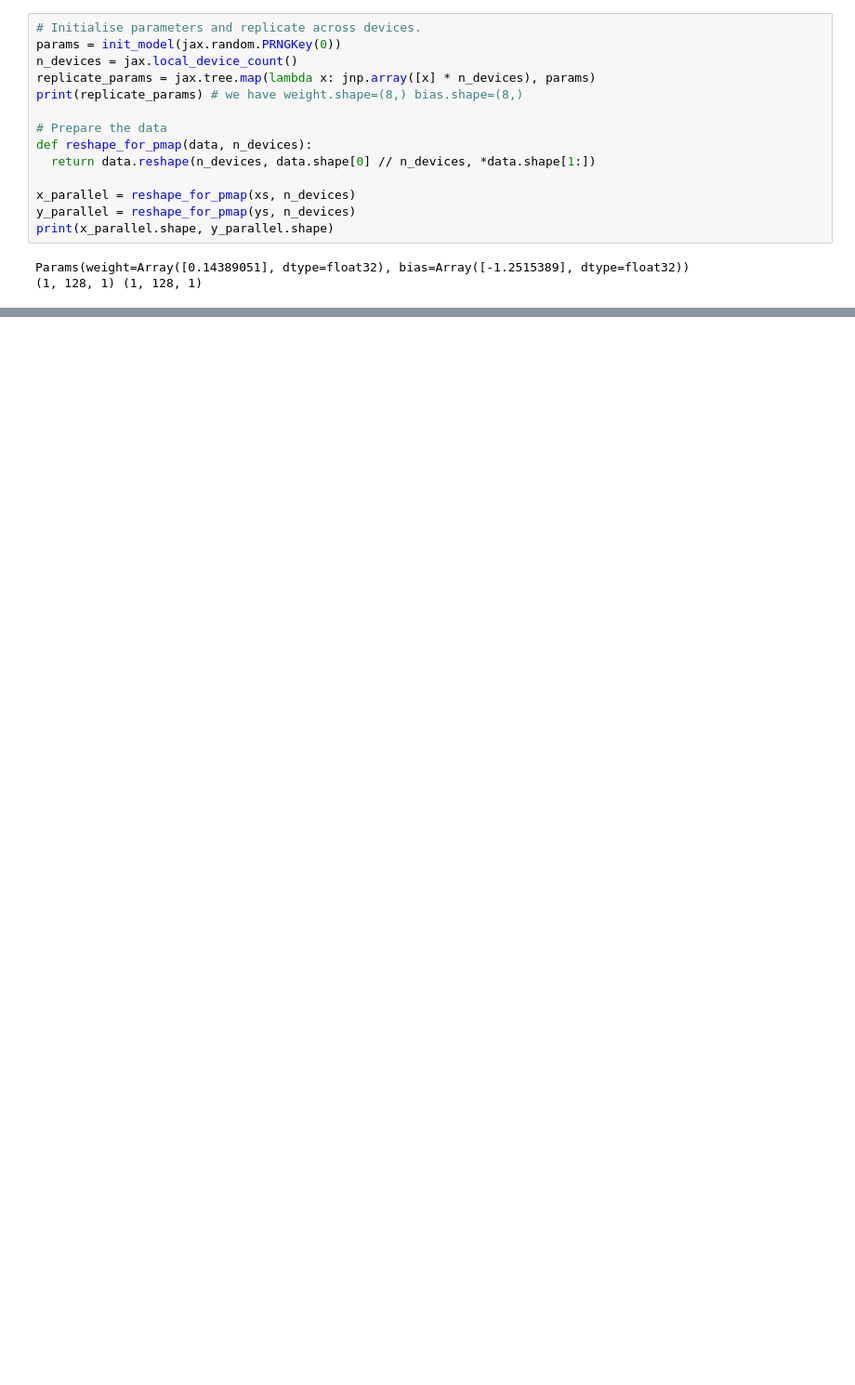
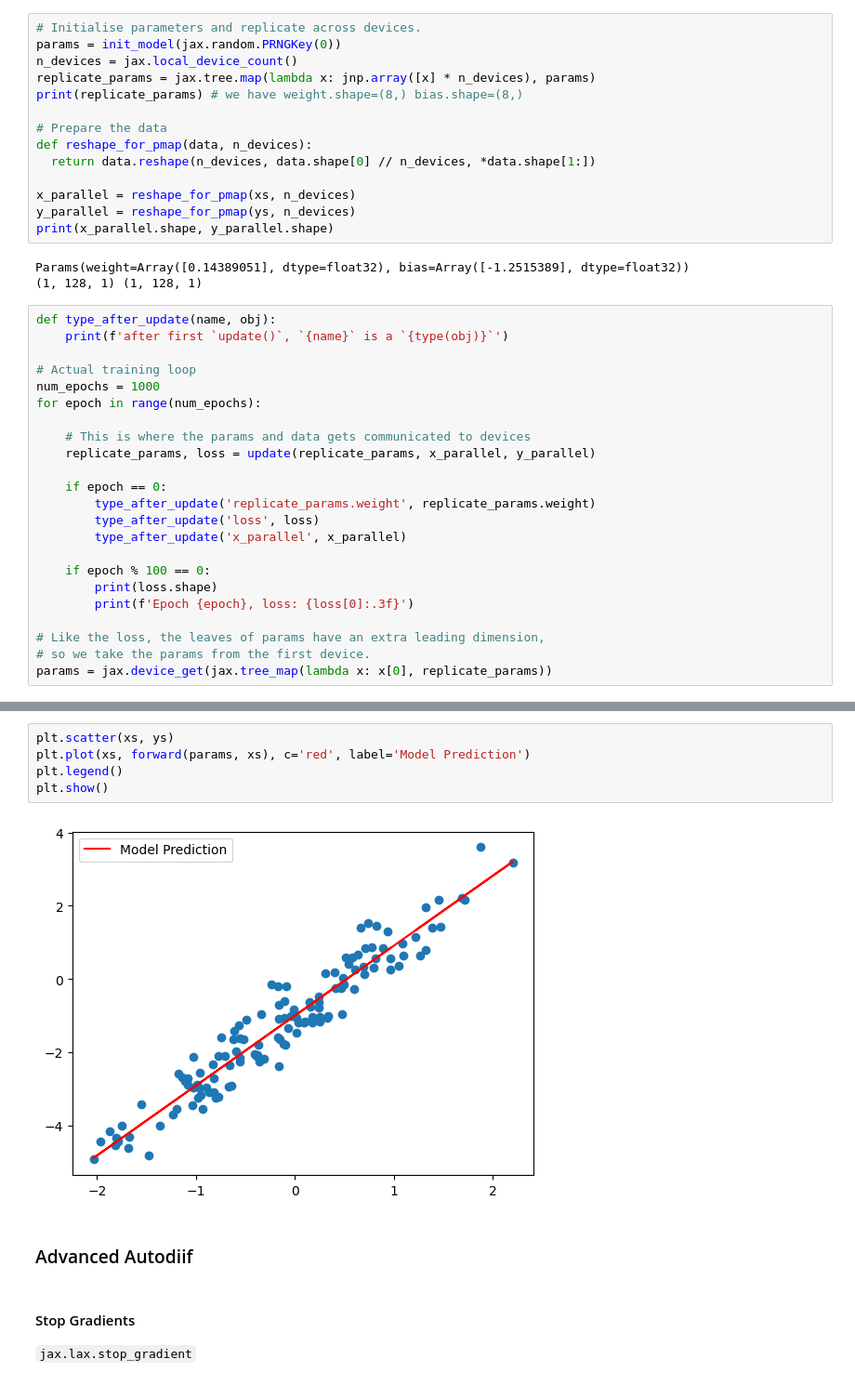
Before and after one commit to Ruizi-Wu/Mini-Project, a Jupyter notebook: MLwithJAX_02_Hero.ipynb, the cells around one changed output, grey strips where cells are left out. Shown at 93% size. Cells and saved outputs as stored; diff of their text form; blank space fills up the shorter version.

```diff
--- a/MLwithJAX_02_Hero.ipynb
+++ b/MLwithJAX_02_Hero.ipynb
@@ -403,3 +403,26 @@ print(x_parallel.shape, y_parallel.shape)
 # %% [output]
 Params(weight=Array([0.14389051], dtype=float32), bias=Array([-1.2515389], dtype=float32))
 (1, 128, 1) (1, 128, 1)
+# %%
+def type_after_update(name, obj):
+    print(f'after first `update()`, `{name}` is a `{type(obj)}`')
+
+# Actual training loop
+num_epochs = 1000
+for epoch in range(num_epochs):
+
+    # This is where the params and data gets communicated to devices
+    replicate_params, loss = update(replicate_params, x_parallel, y_parallel)
+
+    if epoch == 0:
+        type_after_update('replicate_params.weight', replicate_params.weight)
+        type_after_update('loss', loss)
+        type_after_update('x_parallel', x_parallel)
+
+    if epoch % 100 == 0:
+        print(loss.shape)
+        print(f'Epoch {epoch}, loss: {loss[0]:.3f}')
+
+# Like the loss, the leaves of params have an extra leading dimension,
+# so we take the params from the first device.
+params = jax.device_get(jax.tree_map(lambda x: x[0], replicate_params))
@@ -405,0 +447,12 @@ Params(weight=Array([0.14389051], dtype=float32), bias=Array([-1.2515389], dtype
+# %%
+plt.scatter(xs, ys)
+plt.plot(xs, forward(params, xs), c='red', label='Model Prediction')
+plt.legend()
+plt.show()
+# %% [output]
+[figure, added]
+# %% [markdown]
+### Advanced Autodiif
+# %% [markdown]
+#### Stop Gradients
+`jax.lax.stop_gradient`
```
Also changed, not shown: parts of 6 cells of this notebook, 1 other file.
